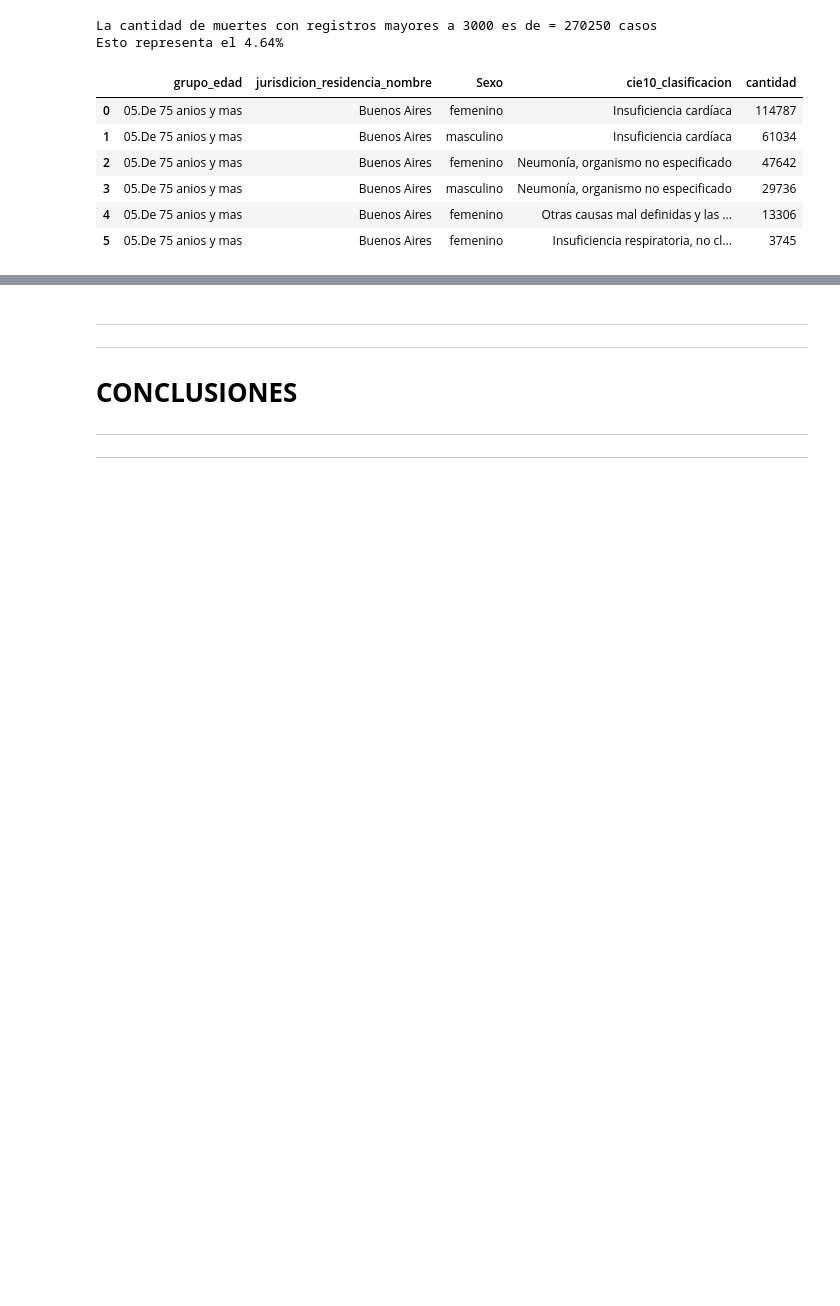
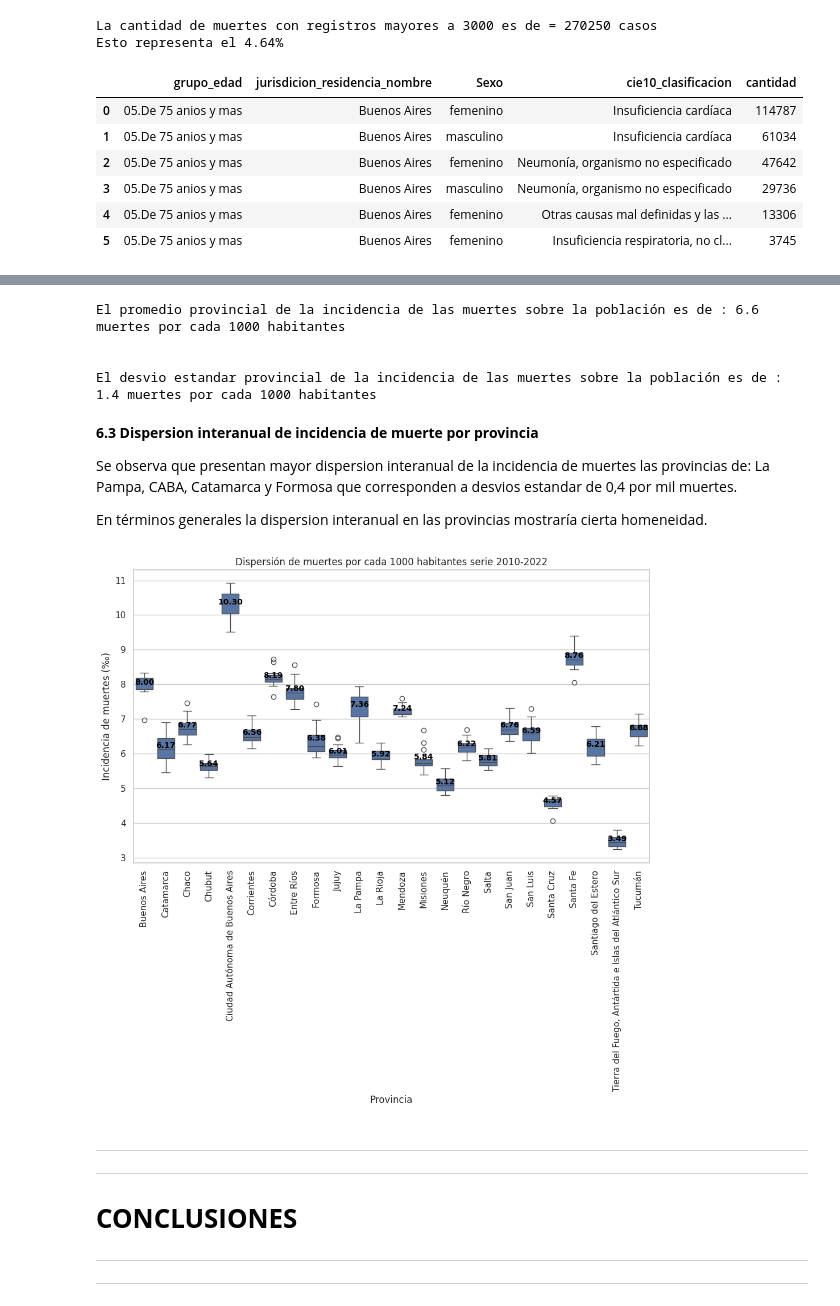
Before and after one commit to carmigliore/Informatorio_Data_Laboratorio_2, a Jupyter notebook: Laboratorio_2.ipynb, the cells around one changed output, grey strips where cells are left out. Cells and saved outputs as stored; diff of their text form; code cells hidden in the pictures; blank space fills up the shorter version.

```diff
--- a/Laboratorio_2.ipynb
+++ b/Laboratorio_2.ipynb
@@ -701,0 +881,17 @@ Esto representa el 4.64%
+# %%
+# Renombrar la columna 'cantidad' del dataframe 'df_muertes_x_provincias_2010_2022' por 'cantidad_muertes'
+
+df_muertes_x_provincias_2010_2022 = df_muertes_x_provincias_2010_2022.rename(columns={'cantidad': 'cantidad_muertes'})
+# %%
+# Crear un nuevo dataframe solo con las columnas anio, jurisdicion_residencia_nombre y cantidad
+df_muertes_x_unir_2010_2022 = df_muertes_x_provincias_2010_2022[['anio', 'jurisdicion_residencia_nombre', 'cantidad_muertes']]
+
+# Crear un nuevo dataframe que agrupe por año y provincia y cuente cantidad de muertos para que tenga los mismos registros que provincias
+df_muertes_x_unir_2010_2022 = df_muertes_x_unir_2010_2022.groupby(['anio', 'jurisdicion_residencia_nombre'])['cantidad_muertes'].sum().reset_index()
+
+# Crear un nuevo dataframe unido
+df_muertes_y_poblacion = pd.merge(df_muertes_x_unir_2010_2022, df_poblacion_x_provincias_2010_2022[['anio', 'jurisdicion_residencia_nombre', 'poblacion']],
+                     on=['anio', 'jurisdicion_residencia_nombre'],
+                     how='left')
+
+df_muertes_y_poblacion.head()
@@ -701,0 +931,5 @@ Esto representa el 4.64%
+# %%
+# Crear nuevo dataframe incidencia de muertes (cantidad muertes / población)
+
+df_muertes_y_poblacion['incidencia_muertes'] = df_muertes_y_poblacion['cantidad_muertes'] / df_muertes_y_poblacion['poblacion'] * 1000
+df_muertes_y_poblacion
@@ -702,3 +985,41 @@ Esto representa el 4.64%
+# %%
+print(f"El promedio provincial de la incidencia de las muertes sobre la población es de : {round(incidencia_estadisticas['promedio_incidencia_muertes'].agg('mean'), 2)} muertes por cada 1000 habitantes")
+print("\n")
+print(f"El desvio estandar provincial de la incidencia de las muertes sobre la población es de : {round(incidencia_estadisticas['promedio_incidencia_muertes'].agg('std'), 2)} muertes por cada 1000 habitantes")
+# %% [output]
+El promedio provincial de la incidencia de las muertes sobre la población es de : 6.6 muertes por cada 1000 habitantes
+
+
+El desvio estandar provincial de la incidencia de las muertes sobre la población es de : 1.4 muertes por cada 1000 habitantes
+# %% [markdown]
+**6.3 Dispersion interanual de incidencia de muerte por provincia**
+
+Se observa que presentan mayor dispersion interanual de la incidencia de muertes las provincias de: La Pampa, CABA, Catamarca y Formosa que corresponden a desvios estandar de 0,4 por mil muertes.
+
+En términos generales la dispersion interanual en las provincias mostraría cierta homeneidad.
+# %%
+# grafico de dispersión del porcentaje de muertes respecto a la población jurisdiccional
+
+plt.figure(figsize=(10, 10))
+sns.boxplot(data=df_muertes_y_poblacion, x='jurisdicion_residencia_nombre', y='incidencia_muertes')
+plt.title('Dispersión de muertes por cada 1000 habitantes serie 2010-2022')
+plt.xlabel('Provincia')
+plt.ylabel('Incidencia de muertes (‰)')
+plt.xticks(rotation=90)
+plt.yticks(rotation=0)
+
+# Calcular el promedio de la incidencia de muertes para cada provincia en el rango de fechas
+promedio_incidencia = df_muertes_y_poblacion.groupby('jurisdicion_residencia_nombre')['incidencia_muertes'].mean()
+
+# Add text annotations for the mean on each box
+for i, province in enumerate(promedio_incidencia.index):
+    plt.text(i, promedio_incidencia[province], f'{promedio_incidencia[province]:.2f}',
+             horizontalalignment='center', size='small', color='black', weight='semibold')
+
+plt.tight_layout()
+plt.show()
+# %% [output]
+[figure, added]
 # %% [markdown]
 ---
 ---
```
Also changed, not shown: parts of 40 cells of this notebook, 1 other file.
